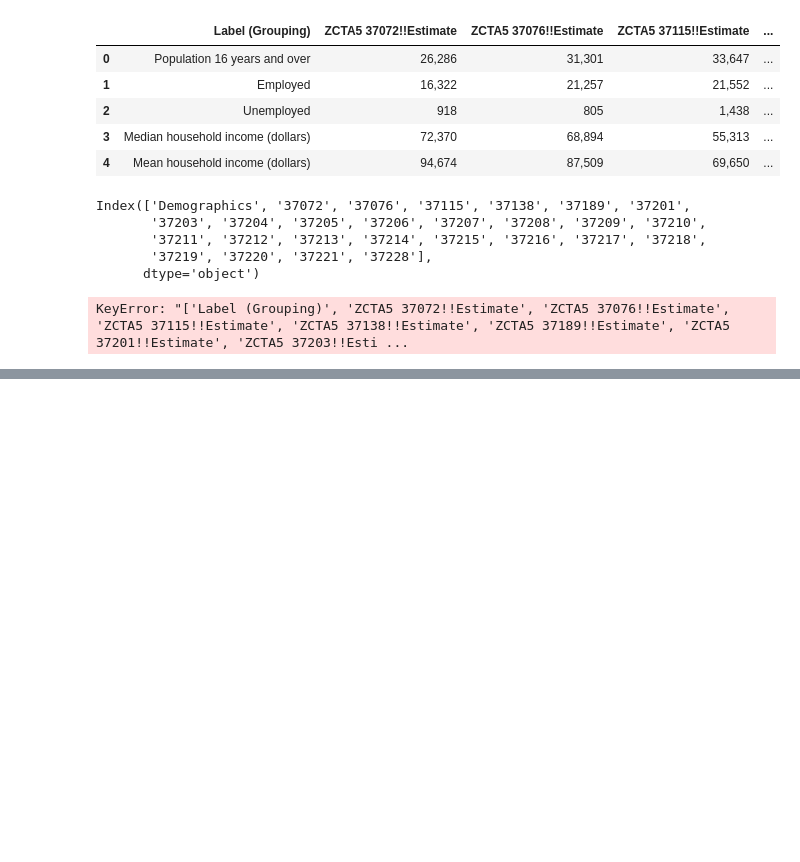
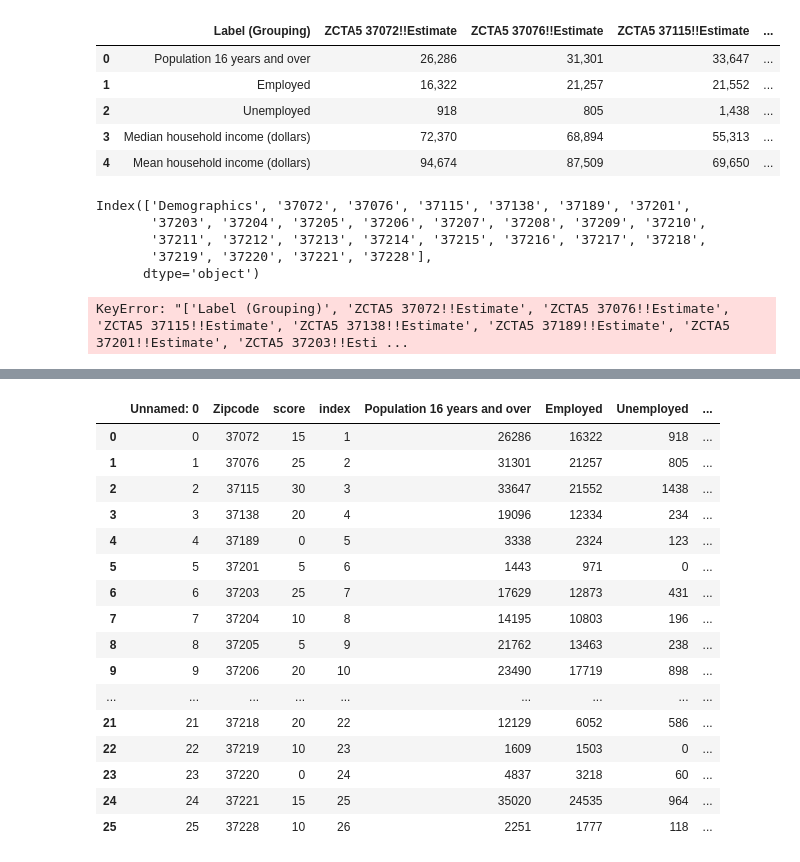
Before and after one commit to Luna-Agora/caps, a Jupyter notebook: notebooks/census zipcodes merge.ipynb, the cells around one changed output, grey strips where cells are left out. Saved outputs shown, nothing was run; the diff lists cells and outputs as text; code cells hidden in the pictures; blank space fills up the shorter version.

```diff
--- a/notebooks/census zipcodes merge.ipynb
+++ b/notebooks/census zipcodes merge.ipynb
@@ -461,0 +554,22 @@ y26.to_csv('census_income_flipped_clean.csv', index=False)
+# %%
+corr = pd.read_csv('corr_clean.csv')
+# %%
+corr
+# %% [output]
+|  | Unnamed: 0 | Zipcode | score | index | Population 16 years and over | Employed | Unemployed | ... |
+| 0 | 0 | 37072 | 15 | 1 | 26286 | 16322 | 918 | ... |
+| 1 | 1 | 37076 | 25 | 2 | 31301 | 21257 | 805 | ... |
+| 2 | 2 | 37115 | 30 | 3 | 33647 | 21552 | 1438 | ... |
+| 3 | 3 | 37138 | 20 | 4 | 19096 | 12334 | 234 | ... |
+| 4 | 4 | 37189 | 0 | 5 | 3338 | 2324 | 123 | ... |
+| 5 | 5 | 37201 | 5 | 6 | 1443 | 971 | 0 | ... |
+| 6 | 6 | 37203 | 25 | 7 | 17629 | 12873 | 431 | ... |
+| 7 | 7 | 37204 | 10 | 8 | 14195 | 10803 | 196 | ... |
+| 8 | 8 | 37205 | 5 | 9 | 21762 | 13463 | 238 | ... |
+| 9 | 9 | 37206 | 20 | 10 | 23490 | 17719 | 898 | ... |
+| ... | ... | ... | ... | ... | ... | ... | ... | ... |
+| 21 | 21 | 37218 | 20 | 22 | 12129 | 6052 | 586 | ... |
+| 22 | 22 | 37219 | 10 | 23 | 1609 | 1503 | 0 | ... |
+| 23 | 23 | 37220 | 0 | 24 | 4837 | 3218 | 60 | ... |
+| 24 | 24 | 37221 | 15 | 25 | 35020 | 24535 | 964 | ... |
+| 25 | 25 | 37228 | 10 | 26 | 2251 | 1777 | 118 | ... |
```
Also changed, not shown: parts of 33 cells of this notebook, 13 other files.
